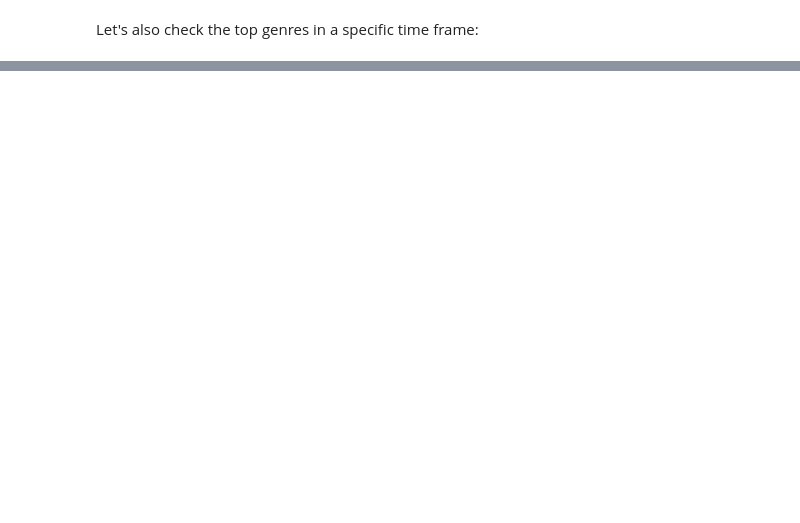
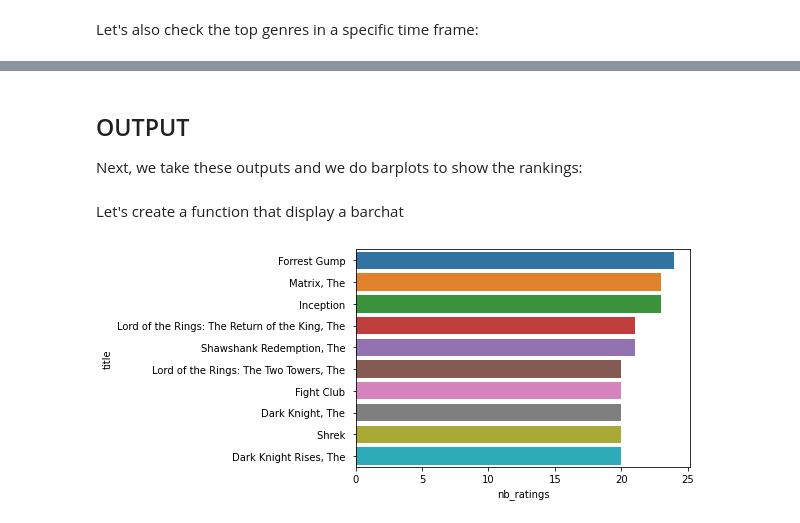
Before and after one commit to NavasFrancisco/MoviesRecommender, a Jupyter notebook: MoviesRecommender.ipynb, the cells around one changed output, grey strips where cells are left out. Saved outputs shown, nothing was run; the diff lists cells and outputs as text; code cells hidden in the pictures; blank space fills up the shorter version.

```diff
--- a/MoviesRecommender.ipynb
+++ b/MoviesRecommender.ipynb
@@ -540,0 +566,5 @@ top_genre(df, 5, 300)
+# %% [markdown]
+## OUTPUT
+Next, we take these outputs and we do barplots to show the rankings:
+# %% [markdown]
+Let's create a function that display a barchat
@@ -540,0 +584,5 @@ top_genre(df, 5, 300)
+# %%
+#Display the most popular movies
+plot_barchart(top_popular(df=df, top=10, days_past=365), 'nb_ratings', 'title')
+# %% [output]
+[figure, added]
```
Also changed, not shown: parts of 41 cells of this notebook.
